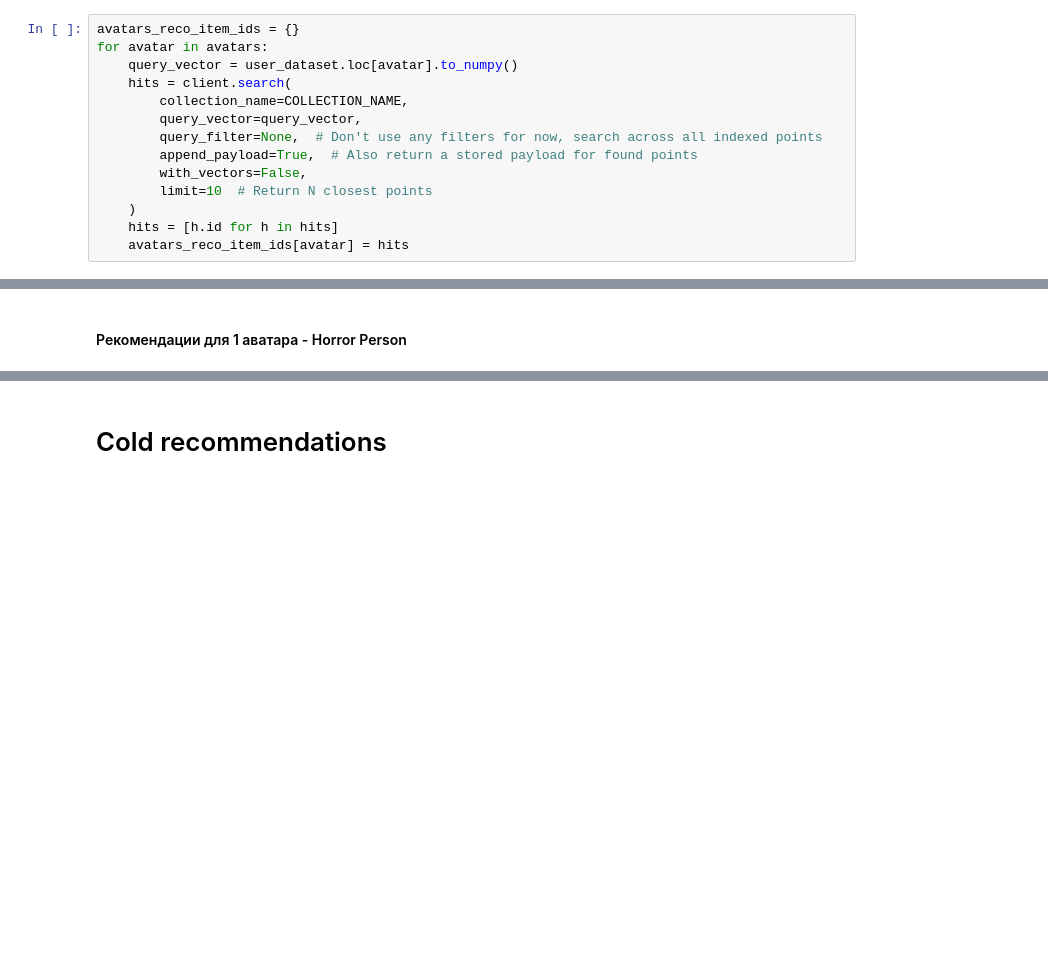
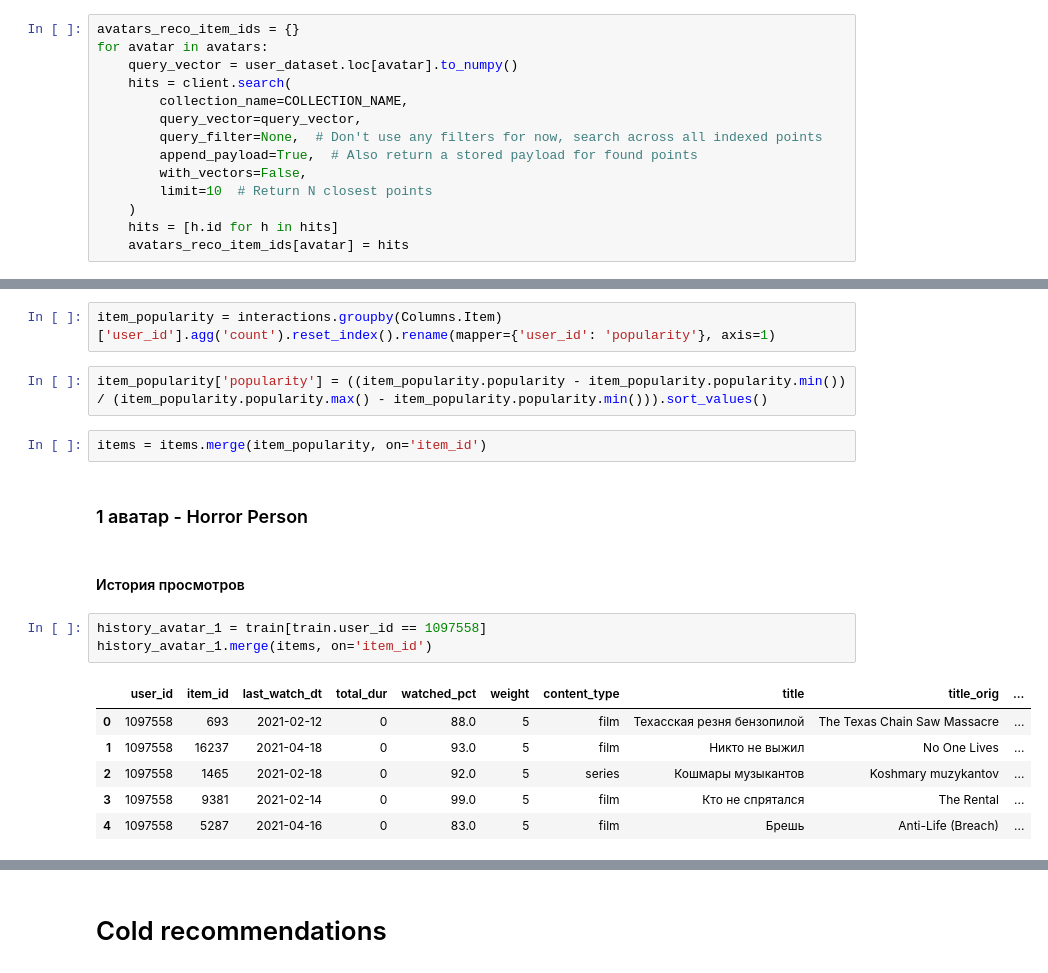
Before and after one commit to qeumo/RecoService, a Jupyter notebook: notebooks/hw4/Homework_4.ipynb, the cells around one changed output, grey strips where cells are left out. Saved outputs shown, nothing was run; the diff lists cells and outputs as text; blank space fills up the shorter version.

```diff
--- a/notebooks/hw4/Homework_4.ipynb
+++ b/notebooks/hw4/Homework_4.ipynb
@@ -741,2 +743,20 @@ avatars_reco_item_ids
+# %%
+item_popularity = interactions.groupby(Columns.Item)['user_id'].agg('count').reset_index().rename(mapper={'user_id': 'popularity'}, axis=1)
+# %%
+item_popularity['popularity'] = ((item_popularity.popularity - item_popularity.popularity.min()) / (item_popularity.popularity.max() - item_popularity.popularity.min())).sort_values()
+# %%
+items = items.merge(item_popularity, on='item_id')
 # %% [markdown]
-#### Рекомендации для 1 аватара - Horror Person
+### 1 аватар - Horror Person
+# %% [markdown]
+#### История просмотров
+# %%
+history_avatar_1 = train[train.user_id == 1097558]
+history_avatar_1.merge(items, on='item_id')
+# %% [output]
+|  | user_id | item_id | last_watch_dt | total_dur | watched_pct | weight | content_type | title | title_orig | ... |
+| 0 | 1097558 | 693 | 2021-02-12 | 0 | 88.0 | 5 | film | Техасская резня бензопилой | The Texas Chain Saw Massacre | ... |
+| 1 | 1097558 | 16237 | 2021-04-18 | 0 | 93.0 | 5 | film | Никто не выжил | No One Lives | ... |
+| 2 | 1097558 | 1465 | 2021-02-18 | 0 | 92.0 | 5 | series | Кошмары музыкантов | Koshmary muzykantov | ... |
+| 3 | 1097558 | 9381 | 2021-02-14 | 0 | 99.0 | 5 | film | Кто не спрятался | The Rental | ... |
+| 4 | 1097558 | 5287 | 2021-04-16 | 0 | 83.0 | 5 | film | Брешь | Anti-Life (Breach) | ... |
```
Also changed, not shown: parts of 24 cells of this notebook.
